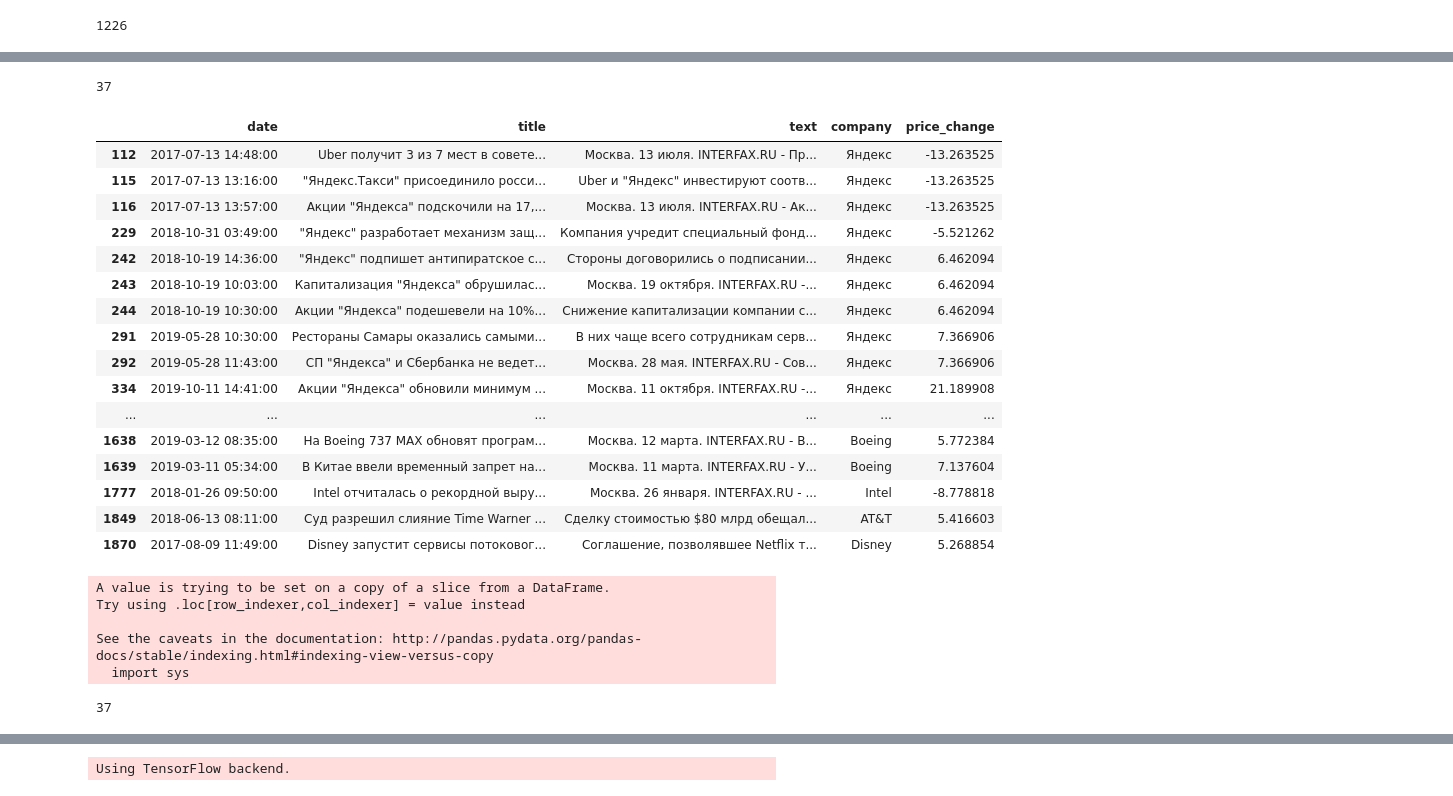
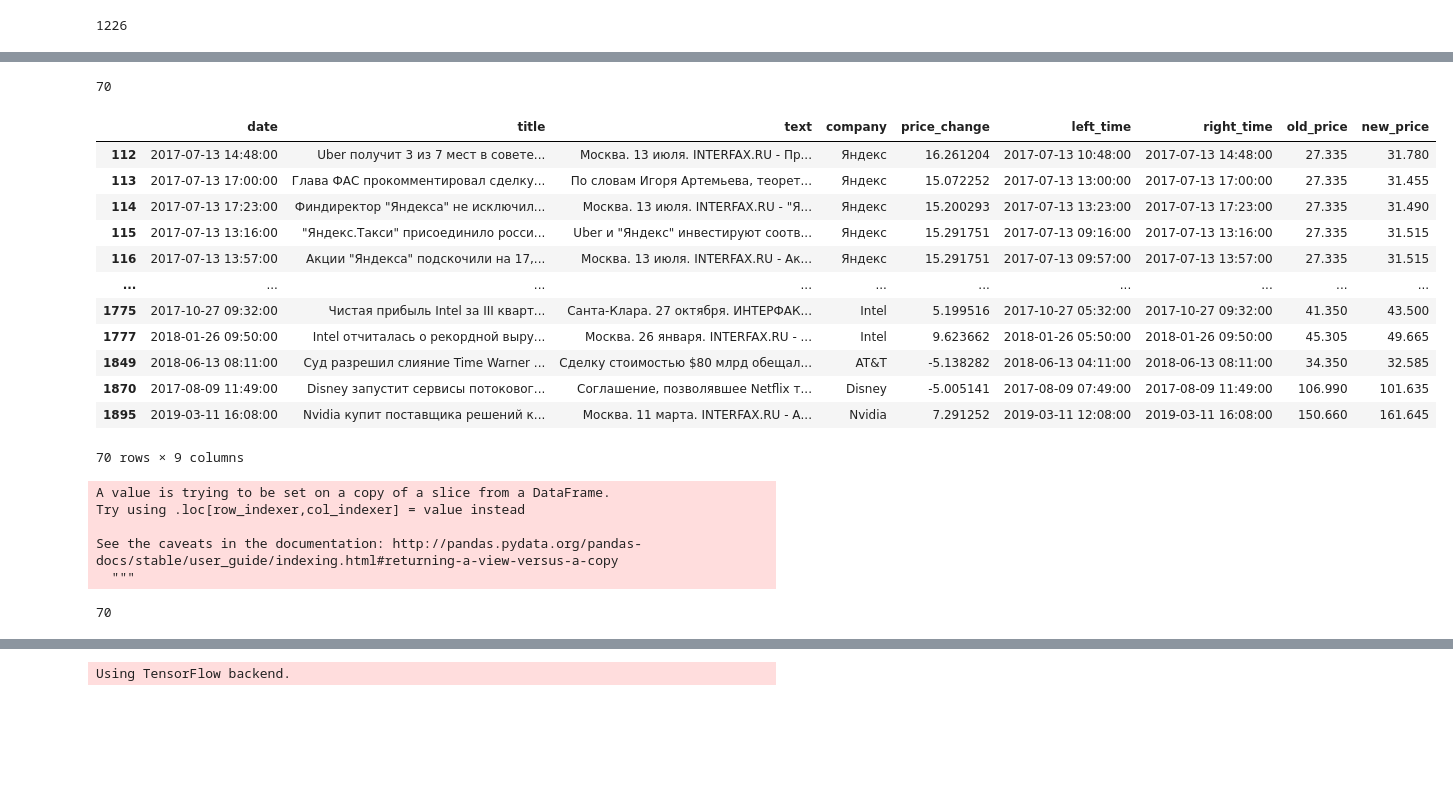
Before and after one commit to denistarasov/news-based-stock-trend-prediction, a Jupyter notebook: baseline.ipynb, the cells around one changed output, grey strips where cells are left out. Drawn from its saved outputs; the diff is of its cells as text; code cells hidden in the pictures; blank space fills up the shorter version.

```diff
--- a/baseline.ipynb
+++ b/baseline.ipynb
@@ -95,7 +117,6 @@ listing_names_to_companies = {value: key for (key, value) in companies_to_listin
 # %%
 interfax_news_table = pd.read_csv(
-    '/home/student/large_files_data/interfax_20160101_20191015.csv',
-#     sep=',',
+    'interfax_20160101_20191015.csv',
     na_values='-',
     escapechar='\\',
     index_col=False,
@@ -151,4 +194,5 @@ len(interfax_dataset[interfax_dataset['date'] > '2017-05-31'])
 # %%
+import os
 dir_path = './tiingo_stocks/'
 # company_to_json_df = {}
 
@@ -159,27 +203,16 @@ def add_price_change(dataset, companies_to_listing_names):
 
     def get_price_change(row):
         utc_date = row['date'] - datetime.timedelta(hours=3)  # Get UTC+0
-#         print('utc_date', utc_date)
         listing_name = companies_to_listing_names[row['company']]
         df = company_to_json_df[listing_name].set_index('date')
         left_time_bound = utc_date - datetime.timedelta(hours=1)
-        right_time_bound = utc_date + datetime.timedelta(hours=2)
-#         print('left_time_bound', left_time_bound)
-#         print('right_time_bound', right_time_bound)
-#         return df.index.get_loc(left_time_bound, method='nearest')
+        right_time_bound = utc_date + datetime.timedelta(hours=3)
         try:
-            new_price = get_close_price(df, right_time_bound, 'ffill')
-            old_price = get_close_price(df, left_time_bound, 'bfill')
+            old_price = get_close_price(df, left_time_bound, 'ffill')
+            new_price = get_close_price(df, right_time_bound, 'bfill')
         except KeyError:
             return np.nan
-#             print(row)
-#             print('utc_date', utc_date)
-#             print('left_time_bound', left_time_bound)
-#             print('right_time_bound', right_time_bound)
-#             raise
-#         print('right_price', right_price)
-#         print('left_price', left_price)
-        return (new_price - old_price) / old_price * 100
+        return (new_price - old_price) / old_price * 100, left_time_bound, right_time_bound, old_price, new_price
 
 
     def download_data(company_name):
@@ -206,11 +239,15 @@ def add_price_change(dataset, companies_to_listing_names):
             download_data(listing_name)
         # load json data to df
         company_to_json_df[listing_name] = pd.read_json(filename)#.set_index('date')
-#         company_to_json_df[listing_name] = company_to_json_df[listing_name].set_index('date')
 
-#     dataset = dataset.set_index('date')
     return dataset.apply(get_price_change, axis=1)
 
 interfax_dataset_price_change = interfax_dataset
-interfax_dataset_price_change['price_change'] = add_price_change(interfax_dataset_price_change, companies_to_listing_names)
+column = add_price_change(interfax_dataset_price_change, companies_to_listing_names).dropna()
+interfax_dataset_price_change['price_change'] = column.apply(lambda x: x[0])
+interfax_dataset_price_change['left_time'] = column.apply(lambda x: x[1])
+interfax_dataset_price_change['right_time'] = column.apply(lambda x: x[2])
+interfax_dataset_price_change['old_price'] = column.apply(lambda x: x[3])
+interfax_dataset_price_change['new_price'] = column.apply(lambda x: x[4])
 interfax_dataset_price_change = interfax_dataset_price_change.dropna()
+interfax_dataset_price_change['price_change']
@@ -217,27 +267,24 @@ interfax_dataset_price_change = interfax_dataset_price_change.dropna()
 # %%
-threshold = 5
-nonzero_samples = interfax_dataset_price_change[abs(interfax_dataset_price_change['price_change']) > threshold]
+threshold = 4
+# nonzero_samples = interfax_dataset_price_change[(abs(interfax_dataset_price_change['price_change']) > threshold) & (abs(interfax_dataset_price_change['price_change']) < (threshold+1))]
+nonzero_samples = interfax_dataset_price_change[(abs(interfax_dataset_price_change['price_change']) > threshold)]
 print(len(nonzero_samples))
 nonzero_samples
 # %% [output]
-37
+70
-|  | date | title | text | company | price_change |
-| 112 | 2017-07-13 14:48:00 | Uber получит 3 из 7 мест в совете... | Москва. 13 июля. INTERFAX.RU - Пр... | Яндекс | -13.263525 |
-| 115 | 2017-07-13 13:16:00 | "Яндекс.Такси" присоединило росси... | Uber и "Яндекс" инвестируют соотв... | Яндекс | -13.263525 |
-| 116 | 2017-07-13 13:57:00 | Акции "Яндекса" подскочили на 17,... | Москва. 13 июля. INTERFAX.RU - Ак... | Яндекс | -13.263525 |
-| 229 | 2018-10-31 03:49:00 | "Яндекс" разработает механизм защ... | Компания учредит специальный фонд... | Яндекс | -5.521262 |
-| 242 | 2018-10-19 14:36:00 | "Яндекс" подпишет антипиратское с... | Стороны договорились о подписании... | Яндекс | 6.462094 |
-| 243 | 2018-10-19 10:03:00 | Капитализация "Яндекса" обрушилас... | Москва. 19 октября. INTERFAX.RU -... | Яндекс | 6.462094 |
-| 244 | 2018-10-19 10:30:00 | Акции "Яндекса" подешевели на 10%... | Снижение капитализации компании с... | Яндекс | 6.462094 |
-| 291 | 2019-05-28 10:30:00 | Рестораны Самары оказались самыми... | В них чаще всего сотрудникам серв... | Яндекс | 7.366906 |
-| 292 | 2019-05-28 11:43:00 | СП "Яндекса" и Сбербанка не ведет... | Москва. 28 мая. INTERFAX.RU - Сов... | Яндекс | 7.366906 |
-| 334 | 2019-10-11 14:41:00 | Акции "Яндекса" обновили минимум ... | Москва. 11 октября. INTERFAX.RU -... | Яндекс | 21.189908 |
-| ... | ... | ... | ... | ... | ... |
-| 1638 | 2019-03-12 08:35:00 | На Boeing 737 MAX обновят програм... | Москва. 12 марта. INTERFAX.RU - B... | Boeing | 5.772384 |
-| 1639 | 2019-03-11 05:34:00 | В Китае ввели временный запрет на... | Москва. 11 марта. INTERFAX.RU - У... | Boeing | 7.137604 |
-| 1777 | 2018-01-26 09:50:00 | Intel отчиталась о рекордной выру... | Москва. 26 января. INTERFAX.RU - ... | Intel | -8.778818 |
-| 1849 | 2018-06-13 08:11:00 | Суд разрешил слияние Time Warner ... | Сделку стоимостью $80 млрд обещал... | AT&T | 5.416603 |
-| 1870 | 2017-08-09 11:49:00 | Disney запустит сервисы потоковог... | Соглашение, позволявшее Netflix т... | Disney | 5.268854 |
+|  | date | title | text | company | price_change | left_time | right_time | old_price | new_price |
+| 112 | 2017-07-13 14:48:00 | Uber получит 3 из 7 мест в совете... | Москва. 13 июля. INTERFAX.RU - Пр... | Яндекс | 16.261204 | 2017-07-13 10:48:00 | 2017-07-13 14:48:00 | 27.335 | 31.780 |
+| 113 | 2017-07-13 17:00:00 | Глава ФАС прокомментировал сделку... | По словам Игоря Артемьева, теорет... | Яндекс | 15.072252 | 2017-07-13 13:00:00 | 2017-07-13 17:00:00 | 27.335 | 31.455 |
+| 114 | 2017-07-13 17:23:00 | Финдиректор "Яндекса" не исключил... | Москва. 13 июля. INTERFAX.RU - "Я... | Яндекс | 15.200293 | 2017-07-13 13:23:00 | 2017-07-13 17:23:00 | 27.335 | 31.490 |
+| 115 | 2017-07-13 13:16:00 | "Яндекс.Такси" присоединило росси... | Uber и "Яндекс" инвестируют соотв... | Яндекс | 15.291751 | 2017-07-13 09:16:00 | 2017-07-13 13:16:00 | 27.335 | 31.515 |
+| 116 | 2017-07-13 13:57:00 | Акции "Яндекса" подскочили на 17,... | Москва. 13 июля. INTERFAX.RU - Ак... | Яндекс | 15.291751 | 2017-07-13 09:57:00 | 2017-07-13 13:57:00 | 27.335 | 31.515 |
+| ... | ... | ... | ... | ... | ... | ... | ... | ... | ... |
+| 1775 | 2017-10-27 09:32:00 | Чистая прибыль Intel за III кварт... | Санта-Клара. 27 октября. ИНТЕРФАК... | Intel | 5.199516 | 2017-10-27 05:32:00 | 2017-10-27 09:32:00 | 41.350 | 43.500 |
+| 1777 | 2018-01-26 09:50:00 | Intel отчиталась о рекордной выру... | Москва. 26 января. INTERFAX.RU - ... | Intel | 9.623662 | 2018-01-26 05:50:00 | 2018-01-26 09:50:00 | 45.305 | 49.665 |
+| 1849 | 2018-06-13 08:11:00 | Суд разрешил слияние Time Warner ... | Сделку стоимостью $80 млрд обещал... | AT&T | -5.138282 | 2018-06-13 04:11:00 | 2018-06-13 08:11:00 | 34.350 | 32.585 |
+| 1870 | 2017-08-09 11:49:00 | Disney запустит сервисы потоковог... | Соглашение, позволявшее Netflix т... | Disney | -5.005141 | 2017-08-09 07:49:00 | 2017-08-09 11:49:00 | 106.990 | 101.635 |
+| 1895 | 2019-03-11 16:08:00 | Nvidia купит поставщика решений к... | Москва. 11 марта. INTERFAX.RU - А... | Nvidia | 7.291252 | 2019-03-11 12:08:00 | 2019-03-11 16:08:00 | 150.660 | 161.645 |
+70 rows × 9 columns
 # %%
 def calc_target(dataset, threshold=threshold):
     return \
@@ -253,9 +300,9 @@ len(interfax_dataset_target[interfax_dataset_target['target'] != 0])
 A value is trying to be set on a copy of a slice from a DataFrame.
 Try using .loc[row_indexer,col_indexer] = value instead
 
-See the caveats in the documentation: http://pandas.pydata.org/pandas-docs/stable/indexing.html#indexing-view-versus-copy
-  import sys
+See the caveats in the documentation: http://pandas.pydata.org/pandas-docs/stable/user_guide/indexing.html#returning-a-view-versus-a-copy
+  """
-37
+70
 # %%
 interfax_dataset_target
 # %% [output]
```
Also changed, not shown: parts of 13 cells of this notebook.
